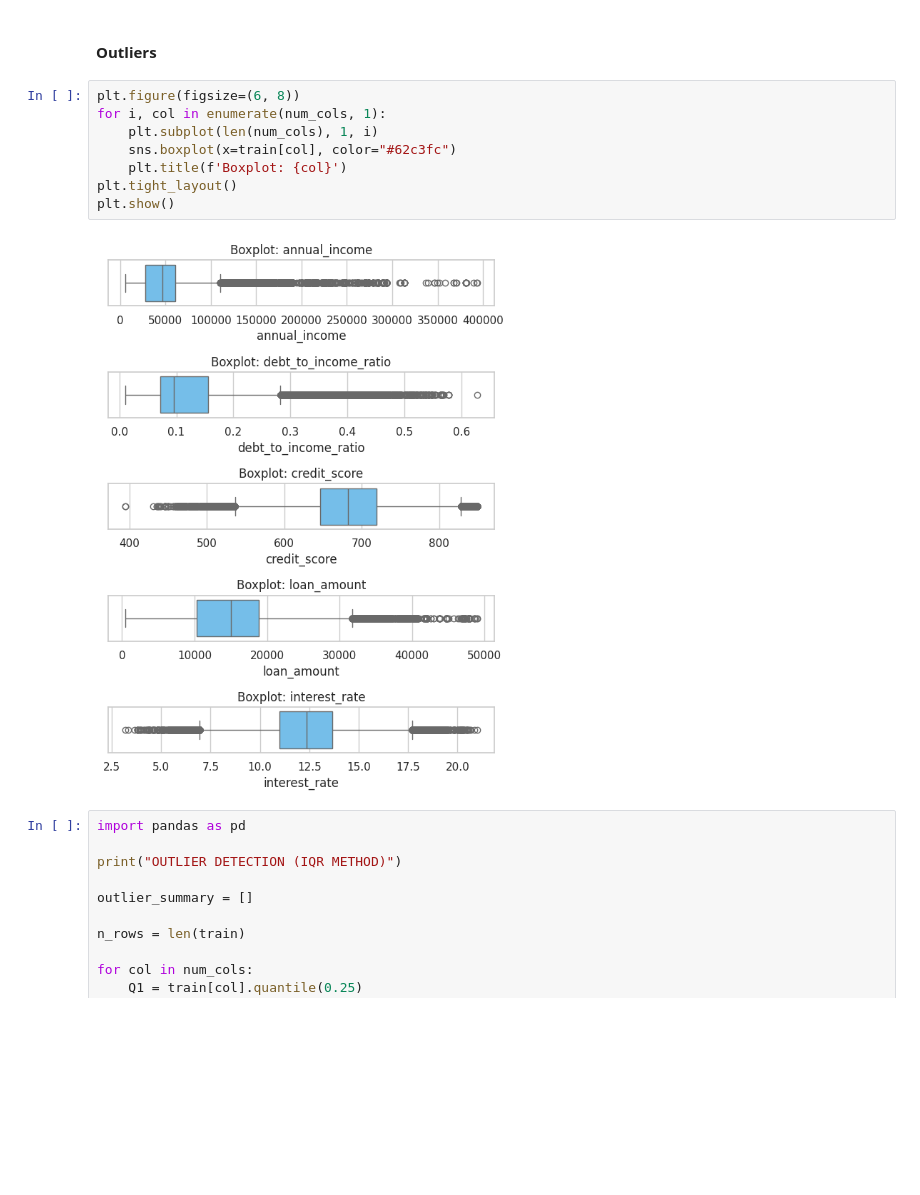
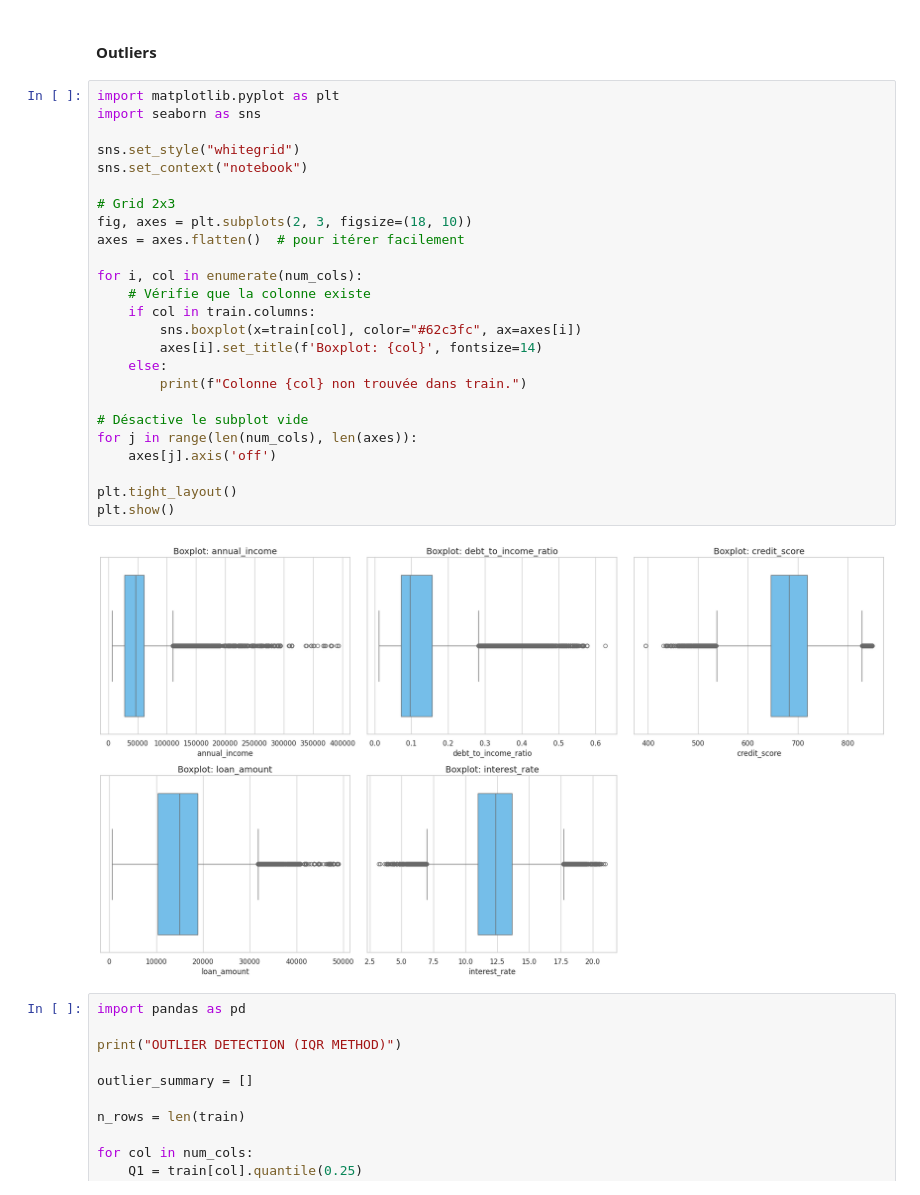
Before and after one commit to NazimKs/Predicting-Loan-Payback-Kaggle-Competition, a Jupyter notebook: predecting_load_payback_kaggle_competition.ipynb, the cells around one changed output. Drawn from its saved outputs; the diff is of its cells as text; blank space fills up the shorter version.

```diff
--- a/predecting_load_payback_kaggle_competition.ipynb
+++ b/predecting_load_payback_kaggle_competition.ipynb
@@ -287,15 +302,32 @@ loan_amount Summary Statistics:
 # %% [markdown]
 #### Outliers
 # %%
-plt.figure(figsize=(6, 8))
-for i, col in enumerate(num_cols, 1):
-    plt.subplot(len(num_cols), 1, i)
-    sns.boxplot(x=train[col], color="#62c3fc")
-    plt.title(f'Boxplot: {col}')
+import matplotlib.pyplot as plt
+import seaborn as sns
+
+sns.set_style("whitegrid")
+sns.set_context("notebook")
+
+# Grid 2x3
+fig, axes = plt.subplots(2, 3, figsize=(18, 10))
+axes = axes.flatten()  # pour itérer facilement
+
+for i, col in enumerate(num_cols):
+    # Vérifie que la colonne existe
+    if col in train.columns:
+        sns.boxplot(x=train[col], color="#62c3fc", ax=axes[i])
+        axes[i].set_title(f'Boxplot: {col}', fontsize=14)
+    else:
+        print(f"Colonne {col} non trouvée dans train.")
+
+# Désactive le subplot vide
+for j in range(len(num_cols), len(axes)):
+    axes[j].axis('off')
+
 plt.tight_layout()
 plt.show()
 # %% [output]
-[figure, old version]
+[figure, new version]
 # %%
 import pandas as pd
 
```
Also changed, not shown: parts of 38 cells of this notebook, 8 other files.
